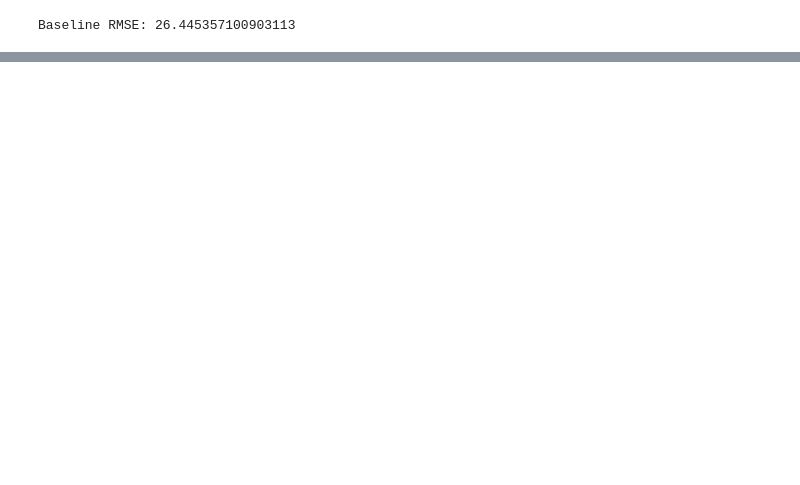
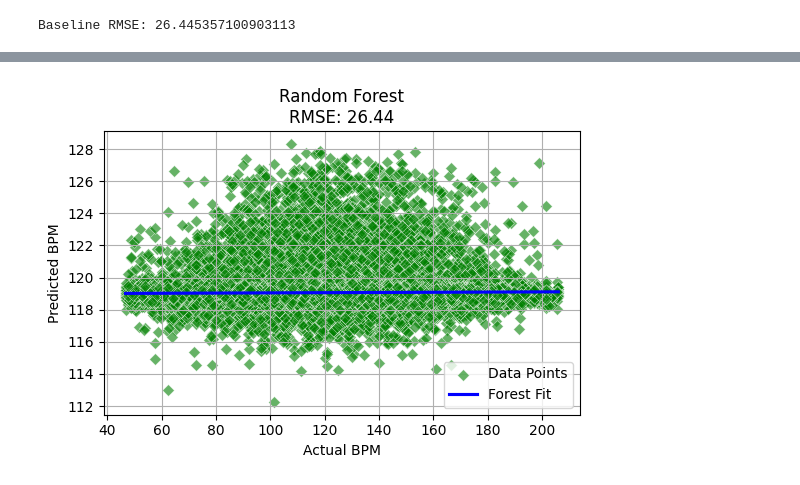
Before and after one commit to cassreinhardt/CS1050, a Jupyter notebook: machine-learning-project-cass.ipynb, the cells around one changed output, grey strips where cells are left out. Cells and saved outputs as stored; diff of their text form; code cells hidden in the pictures; blank space fills up the shorter version.

```diff
--- a/machine-learning-project-cass.ipynb
+++ b/machine-learning-project-cass.ipynb
@@ -181,2 +145,16 @@ plt.show()
+# %%
+# Random Forest Plot
+plt.figure(figsize=(16,4))
+
+plt.subplot(1,3,3)
+sns.scatterplot(x=y_val, y=y_pred_rf, color='green', marker='D', alpha=0.6, label="Data Points")
+sns.regplot(x=y_val, y=y_pred_rf, scatter=False, color='blue', label="Forest Fit")
+plt.title(f"Random Forest\nRMSE: {rmse_rf:.2f}")
+plt.xlabel("Actual BPM"); plt.ylabel("Predicted BPM"); plt.legend(); plt.grid(True)
+
+plt.tight_layout()
+plt.show()
+# %% [output]
+[figure, added]
 # %%
 # Show prefomance metrics, rmse
```
Also changed, not shown: parts of 13 cells of this notebook.
